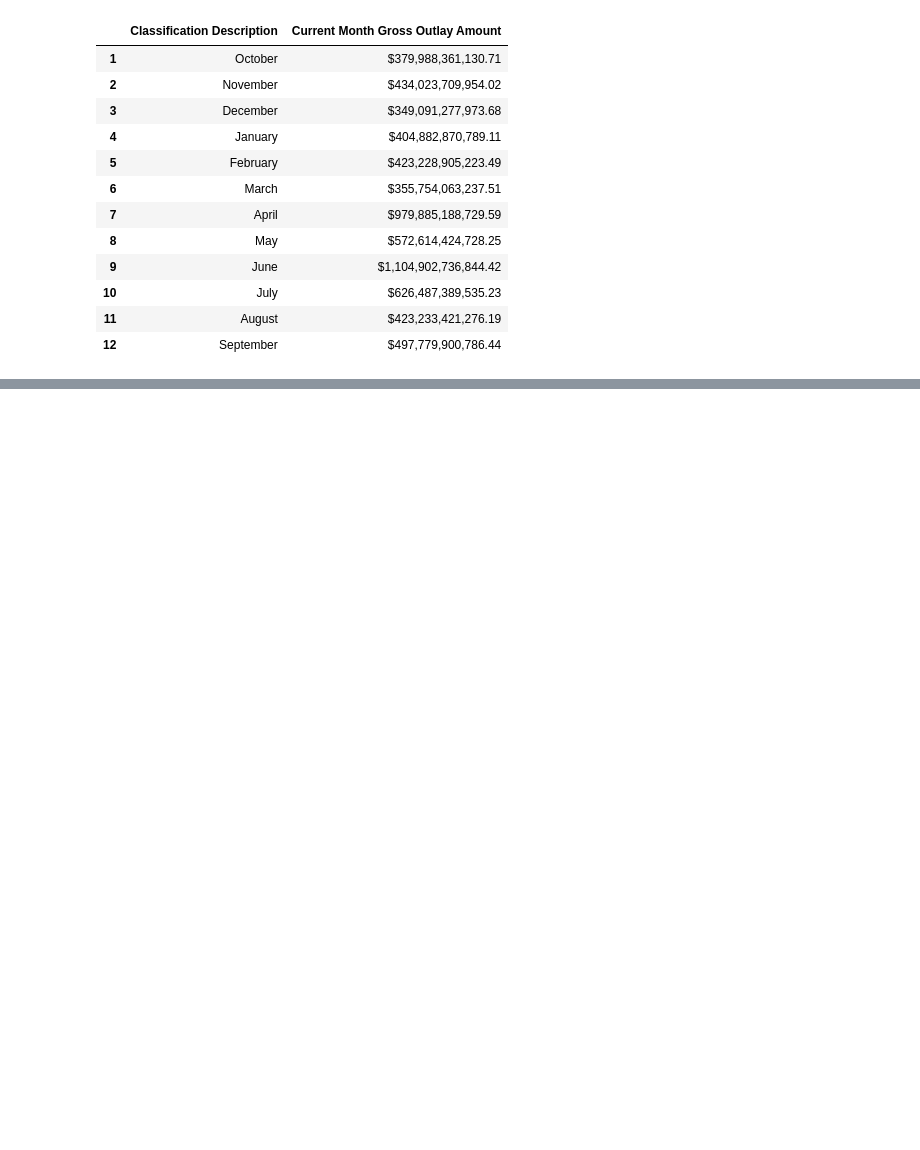
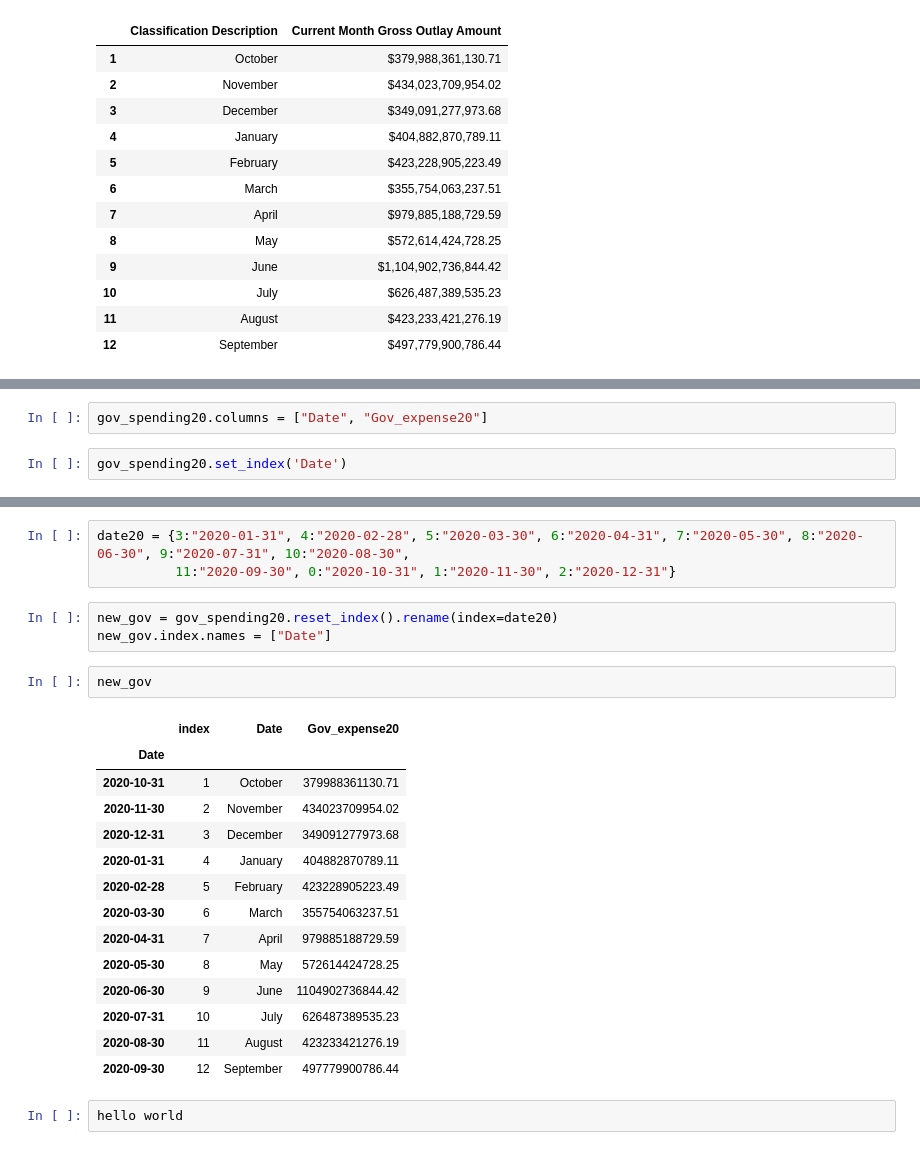
Before and after one commit to haege101/2020-Government-Expenditure-Correlation-Project, a Jupyter notebook: Project 1 Group Code.ipynb, the cells around one changed output, grey strips where cells are left out. Saved outputs shown, nothing was run; the diff lists cells and outputs as text; blank space fills up the shorter version.

```diff
--- a/Project 1 Group Code.ipynb
+++ b/Project 1 Group Code.ipynb
@@ -99,0 +185,4 @@ gov_spending20.iloc[1:13]
+# %%
+gov_spending20.columns = ["Date", "Gov_expense20"]
+# %%
+gov_spending20.set_index('Date')
@@ -99,0 +204,25 @@ gov_spending20.iloc[1:13]
+# %%
+date20 = {3:"2020-01-31", 4:"2020-02-28", 5:"2020-03-30", 6:"2020-04-31", 7:"2020-05-30", 8:"2020-06-30", 9:"2020-07-31", 10:"2020-08-30",
+          11:"2020-09-30", 0:"2020-10-31", 1:"2020-11-30", 2:"2020-12-31"}
+# %%
+new_gov = gov_spending20.reset_index().rename(index=date20)
+new_gov.index.names = ["Date"]
+# %%
+new_gov
+# %% [output]
+|  | index | Date | Gov_expense20 |
+| Date |  |  |  |
+| 2020-10-31 | 1 | October | 379988361130.71 |
+| 2020-11-30 | 2 | November | 434023709954.02 |
+| 2020-12-31 | 3 | December | 349091277973.68 |
+| 2020-01-31 | 4 | January | 404882870789.11 |
+| 2020-02-28 | 5 | February | 423228905223.49 |
+| 2020-03-30 | 6 | March | 355754063237.51 |
+| 2020-04-31 | 7 | April | 979885188729.59 |
+| 2020-05-30 | 8 | May | 572614424728.25 |
+| 2020-06-30 | 9 | June | 1104902736844.42 |
+| 2020-07-31 | 10 | July | 626487389535.23 |
+| 2020-08-30 | 11 | August | 423233421276.19 |
+| 2020-09-30 | 12 | September | 497779900786.44 |
+# %%
+hello world
```
Also changed, not shown: parts of 10 cells of this notebook.
